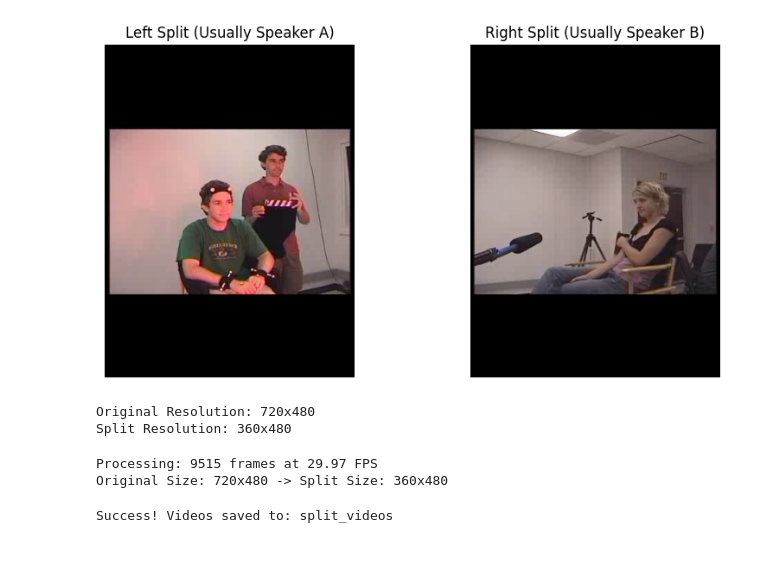
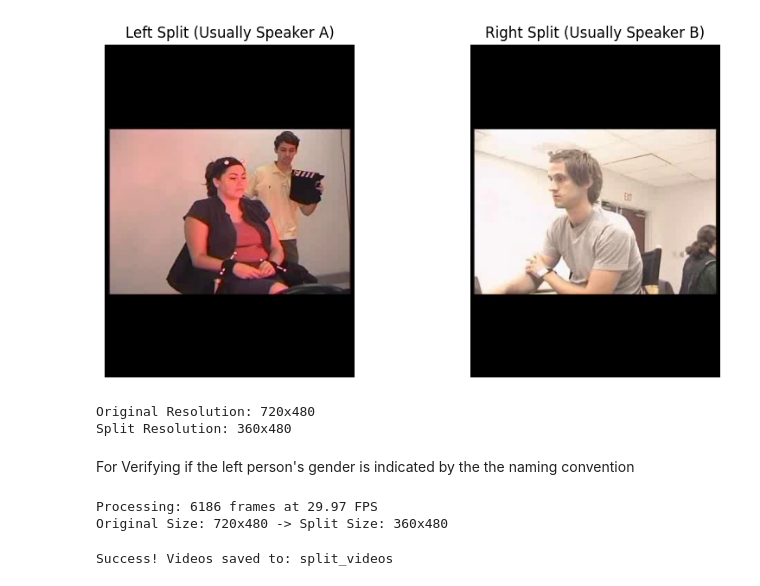
Before and after one commit to jubaer36/EmoRecVid, a Jupyter notebook: video_processor.ipynb, the cells around one changed output. Drawn from its saved outputs; the diff is of its cells as text; code cells hidden in the pictures; blank space fills up the shorter version.

```diff
--- a/video_processor.ipynb
+++ b/video_processor.ipynb
@@ -5,7 +5,7 @@ import os
 
 # 1. Define the CORRECT path (removing '._')
 # Adjust this base path to match where your folder actually is
-video_path = "IEMOCAP_full_release/Session2/dialog/avi/DivX/Ses02M_script02_1.avi"
+video_path = "IEMOCAP_full_release/Session1/dialog/avi/DivX/Ses01F_impro02.avi"
 
 # 2. Check if file exists
 if not os.path.exists(video_path):
@@ -23,33 +23,35 @@ else:
 
         # 4. Get Dimensions
         height, width, _ = frame_rgb.shape
         midpoint = width // 2
 
         # 5. Split the Frame (Numpy Slicing)
         # Left ROI: 0 to midpoint
         left_speaker = frame_rgb[:, 0:midpoint]
 
         # Right ROI: midpoint to end
         right_speaker = frame_rgb[:, midpoint:width]
 
         # 6. Display Side-by-Side
         fig, axes = plt.subplots(1, 2, figsize=(10, 5))
 
         axes[0].imshow(left_speaker)
         axes[0].set_title("Left Split (Usually Speaker A)")
         axes[0].axis('off')
 
         axes[1].imshow(right_speaker)
         axes[1].set_title("Right Split (Usually Speaker B)")
         axes[1].axis('off')
 
         plt.show()
 
         print(f"Original Resolution: {width}x{height}")
         print(f"Split Resolution: {midpoint}x{height}")
     else:
         print("Error: Could not read frame from video.")
 # %% [output]
-[figure, old version]
+[figure, new version]
 Original Resolution: 720x480
 Split Resolution: 360x480
+# %% [markdown]
+For Verifying if the left person's gender is indicated by the the naming convention
@@ -59,7 +119,7 @@ import os
 from tqdm import tqdm  # specific library for progress bars
 
 # 1. Configuration
-source_path = "IEMOCAP_full_release/Session2/dialog/avi/DivX/Ses02M_script02_1.avi"
+source_path = video_path  # Use the same path defined earlier
 output_dir = "split_videos"
 os.makedirs(output_dir, exist_ok=True)
 
@@ -112,6 +172,6 @@ else:
     out_right.release()
     print("\nSuccess! Videos saved to:", output_dir)
 # %% [output]
-Processing: 9515 frames at 29.97 FPS
+Processing: 6186 frames at 29.97 FPS
 Original Size: 720x480 -> Split Size: 360x480
 Success! Videos saved to: split_videos
```
Also changed, not shown: parts of 6 cells of this notebook, 2 other files.
